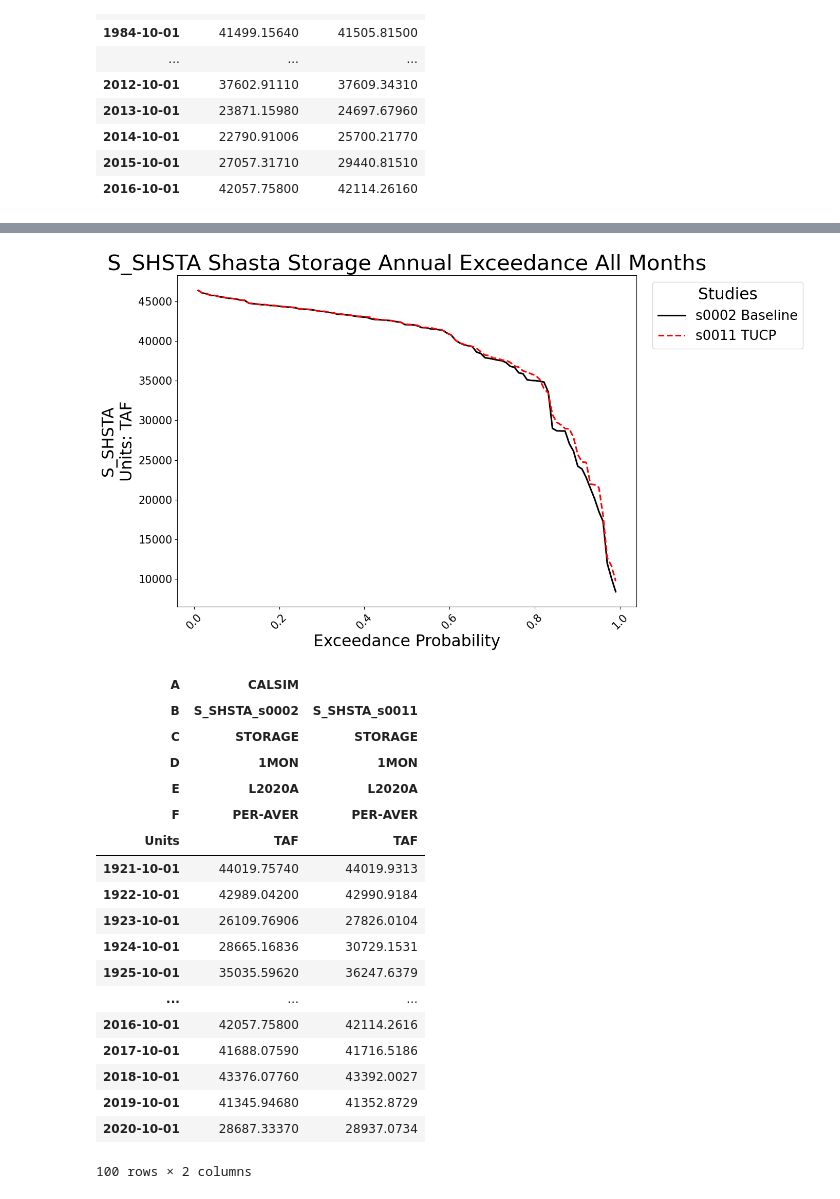
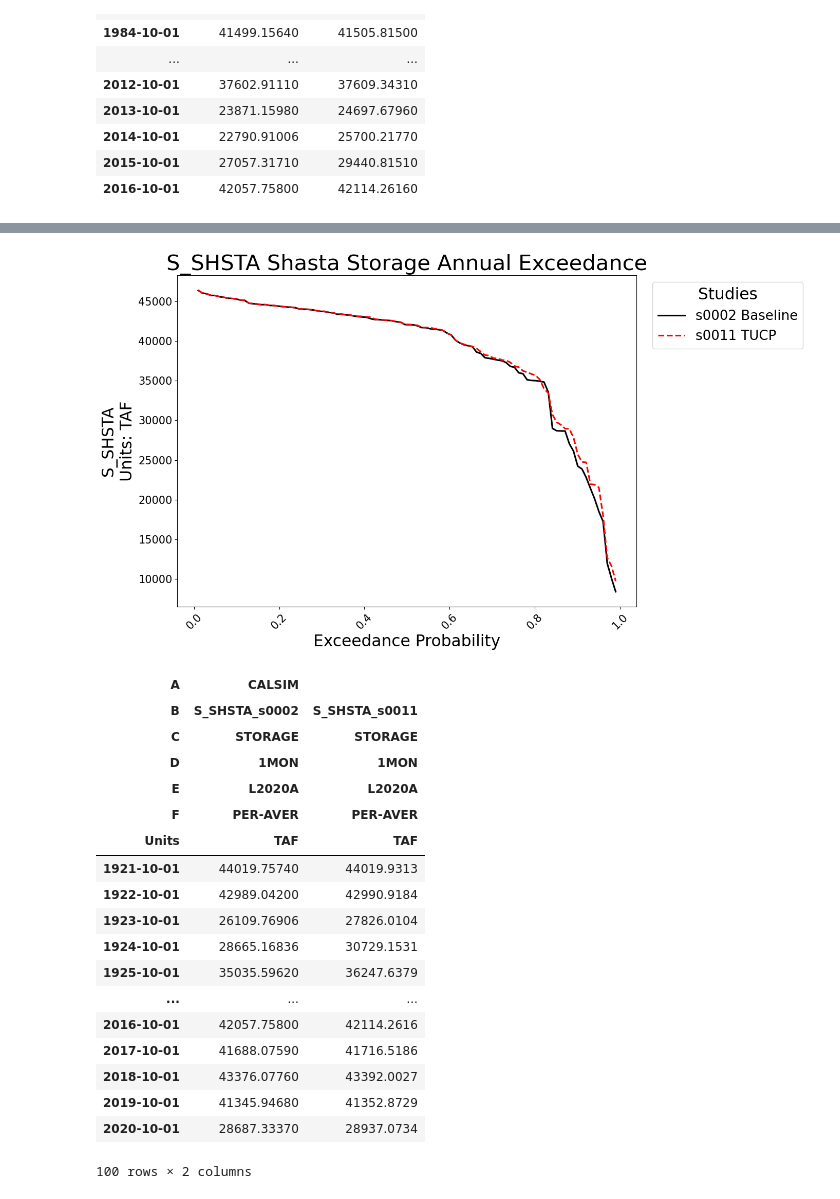
Before and after one commit to maramahmedd/coeqwal, a Jupyter notebook: notebooks/Metrics020525.ipynb, the cells around one changed output, grey strips where cells are left out. Saved outputs shown, nothing was run; the diff lists cells and outputs as text; code cells hidden in the pictures.

Commit message:
add month subset optionality

```diff
--- a/notebooks/Metrics020525.ipynb
+++ b/notebooks/Metrics020525.ipynb
@@ -246,21 +285,20 @@ pu.plot_annual_totals(
 # %%
 pu.annualize_exceedance_plot(
     df,
     varname="S_SHSTA_",
     units="TAF",
     freq="AS-OCT",
     pTitle="Shasta Storage Annual Exceedance",
-    month="All Months",
     xLab="Exceedance Probability",
     lTitle="Studies",
     fTitle="shasta_annual_exceed",
     pSave=True,
     fPath=plots_path,
     study_list=[2, 11],
     scenario_styles=scenario_styles_baseline_tucp
 )
 # %% [output]
-[figure, old version]
+[figure, new version]
 | A | CALSIM |  |
 | B | S_SHSTA_s0002 | S_SHSTA_s0011 |
 | C | STORAGE | STORAGE |
```
Also changed, not shown: parts of 2 cells of this notebook, 1 other file.
